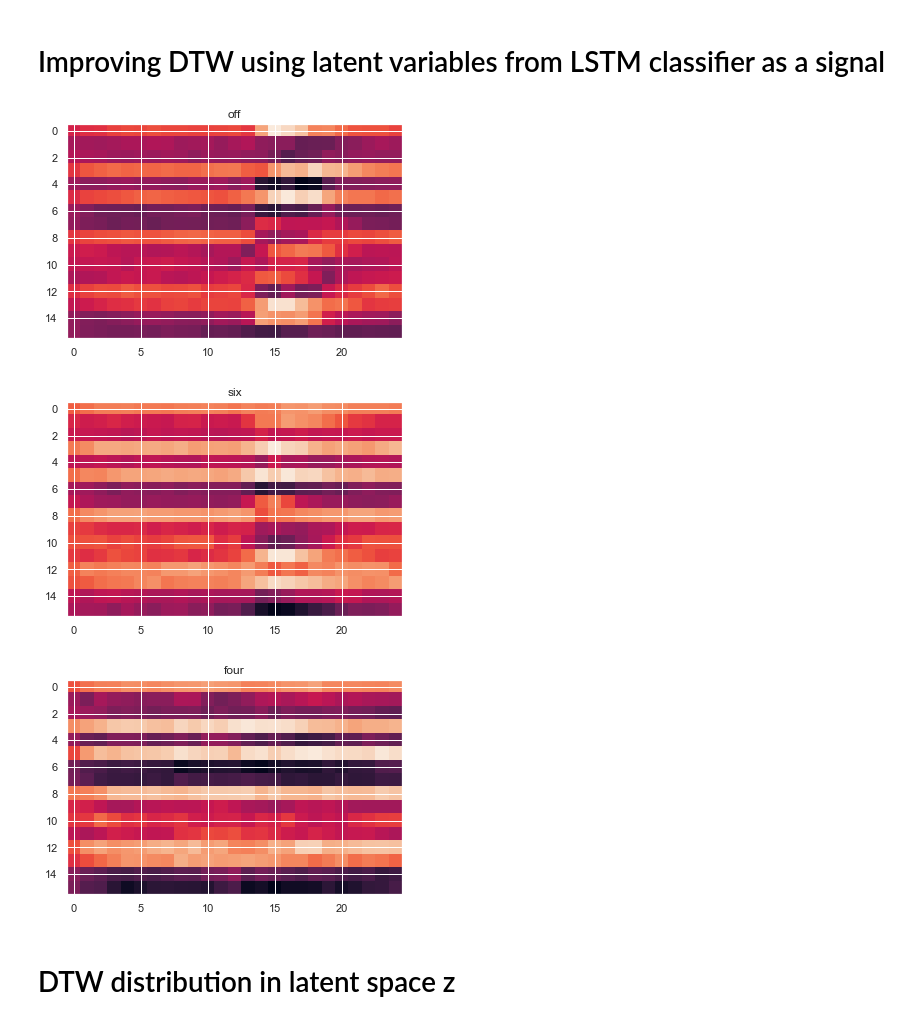
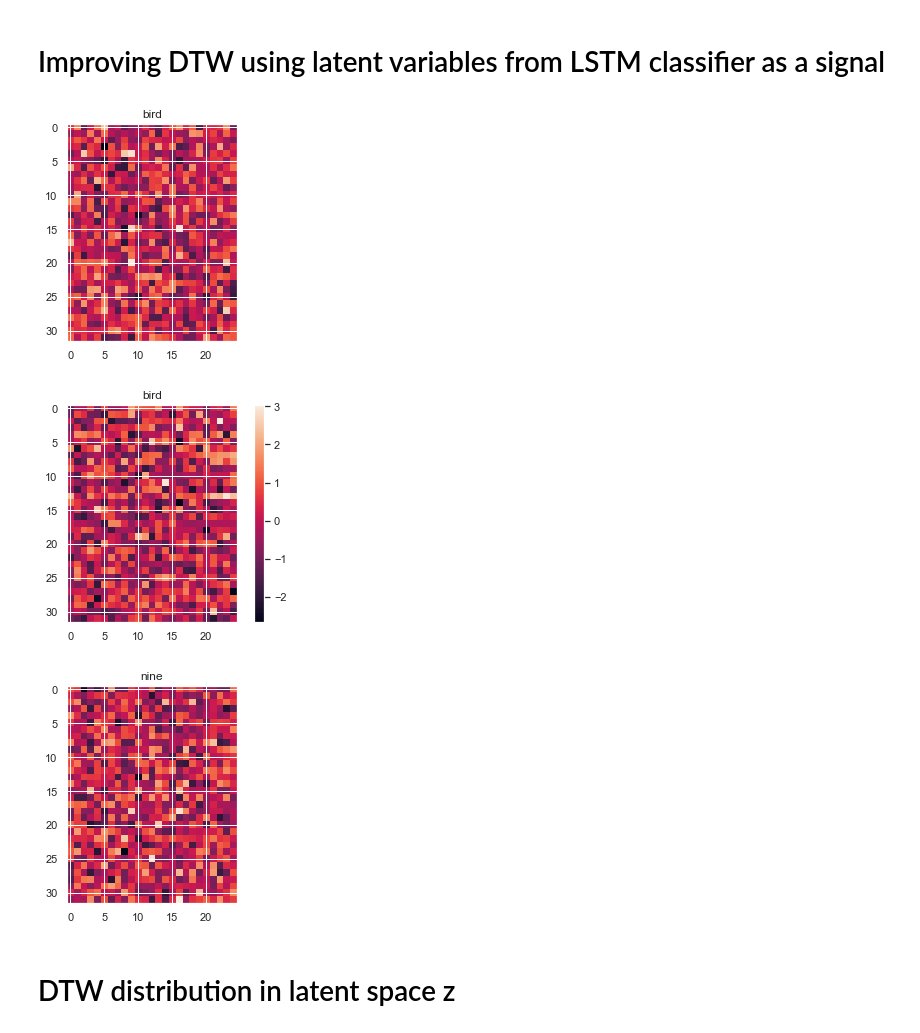
Before and after one commit to qdenisq/SpeechAcquisitionModel, a Jupyter notebook: src/dtw/prefix_identification.ipynb, the cells around one changed output. Cells and saved outputs as stored; diff of their text form; code cells hidden in the pictures.

```diff
--- a/src/dtw/prefix_identification.ipynb
+++ b/src/dtw/prefix_identification.ipynb
@@ -250,33 +250,34 @@ nn = torch.load(nn_fname)
 # %%
 nn_input = torch.from_numpy(data['x']).cuda().float()
 # %%
-z, _ = nn.single_forward(nn_input)
+z, *_ = nn.single_forward(nn_input)
 z = z.detach().cpu().numpy()
 
-duplicates_z, _ = nn.single_forward(torch.from_numpy(duplicates['x']).cuda().float())
+duplicates_z, *_ = nn.single_forward(torch.from_numpy(duplicates['x']).cuda().float())
 duplicates_z = duplicates_z.detach().cpu().numpy()
 
-non_duplicates_z, _ = nn.single_forward(torch.from_numpy(non_duplicates['x']).cuda().float())
+non_duplicates_z, *_ = nn.single_forward(torch.from_numpy(non_duplicates['x']).cuda().float())
 non_duplicates_z = non_duplicates_z.detach().cpu().numpy()
 # %%
 plt.figure()
-res = plt.imshow(out[0].T)
+res = plt.imshow(z[0].T)
 label = index_to_word[data['y'][0]]
 _ = plt.title(f'{label}')
 
 plt.figure()
-res = plt.imshow(out[10].T)
-label = index_to_word[data['y'][10]]
+res = plt.imshow(duplicates_z[0].T)
+plt.colorbar()
+label = index_to_word[data['y'][0]]
 _ = plt.title(f'{label}')
 
 plt.figure()
-res = plt.imshow(out[20].T)
-label = index_to_word[data['y'][20]]
+res = plt.imshow(non_duplicates_z[0].T)
+label = index_to_word[non_duplicates['y'][0]]
 _ = plt.title(f'{label}')
 # %% [output]
-[figure, old version]
+[figure, new version]
-[figure, old version]
+[figure, new version]
-[figure, old version]
+[figure, new version]
 # %% [markdown]
 # DTW distribution in latent space z
 # %%
```
Also changed, not shown: parts of 9 cells of this notebook, 3 other files.
